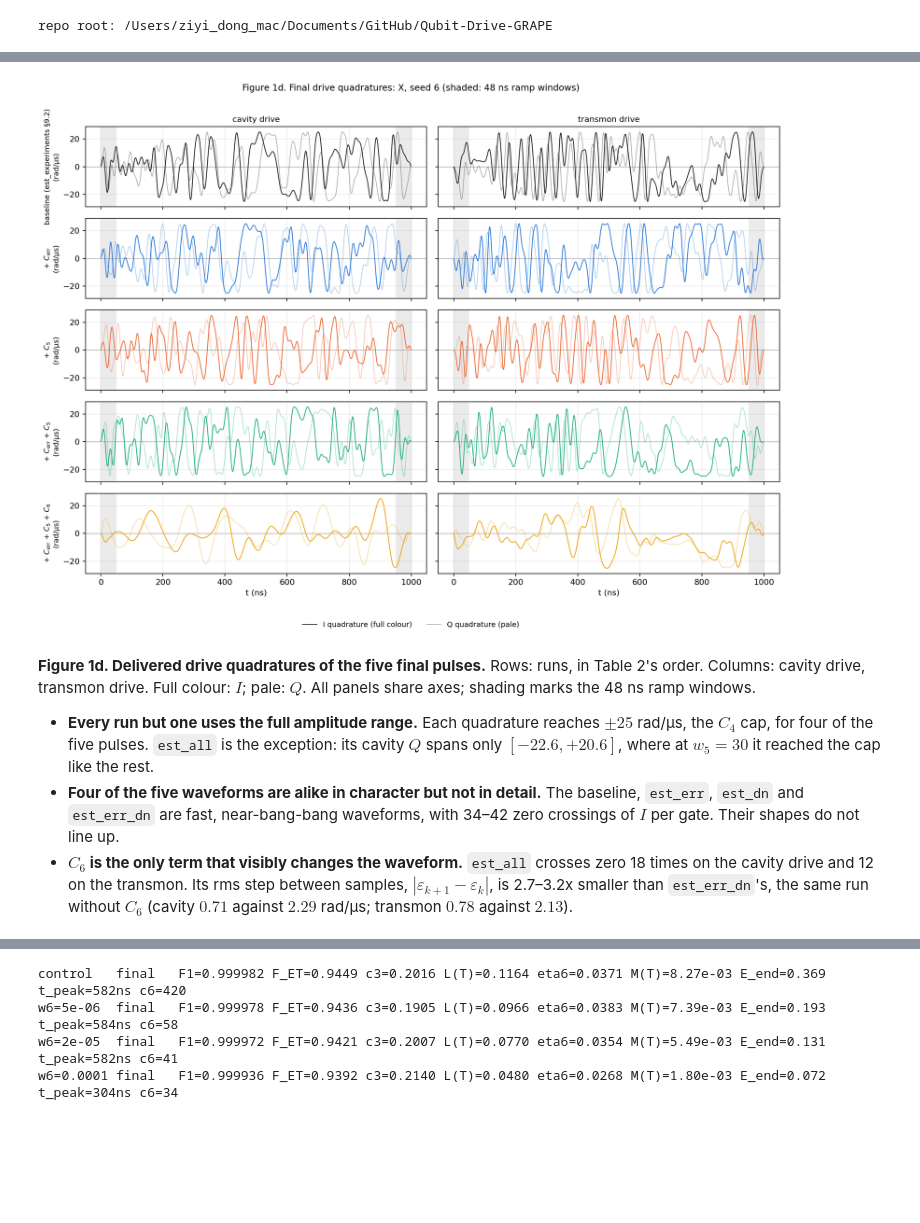
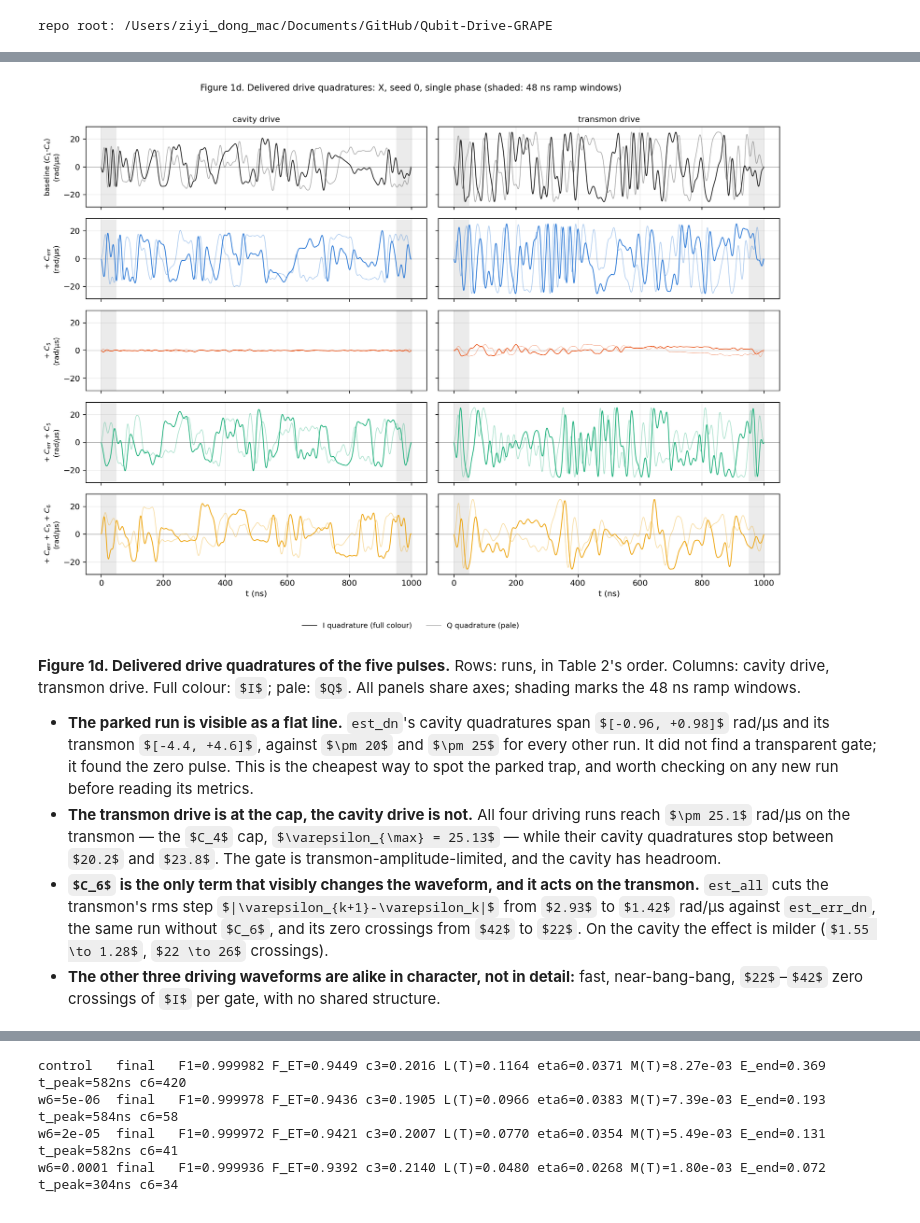
Before and after one commit to curiousCATla/Qubit-Drive-GRAPE, a Jupyter notebook: est_optimization.ipynb, the cells around one changed output, grey strips where cells are left out. Drawn from its saved outputs; the diff is of its cells as text; code cells hidden in the pictures; some formulas as TeX source; blank space fills up the shorter version.

```diff
--- a/est_optimization.ipynb
+++ b/est_optimization.ipynb
@@ -172,27 +196,30 @@ from EST import smoke_new_terms as snt
 for _mod in (kitten_code, grape_eigh, train_est_eigh, cnt, snt):
     importlib.reload(_mod)
 
-NT_RUNS = ["baseline", "est_err", "est_dn", "est_err_dn", "est_all"]
-NT_LABEL = {"baseline": "baseline (est_experiments §9.2)", "est_err": r"+ $C_{\rm err}$",
+NT_RUNS = [label for label, _ in cnt.RUNS]
+NT_LABEL = {"baseline": r"baseline ($C_1$-$C_4$)", "est_err": r"+ $C_{\rm err}$",
             "est_dn": r"+ $C_5$", "est_err_dn": r"+ $C_{\rm err}$ + $C_5$",
             "est_all": r"+ $C_{\rm err}$ + $C_5$ + $C_6$"}
 NT_COLOR = {"baseline": "#1f1f1f", "est_err": "#2a78d6", "est_dn": "#eb6834",
             "est_err_dn": "#1baf7a", "est_all": "#eda100"}
 NT_LS = {"baseline": "-", "est_err": "-", "est_dn": "--", "est_err_dn": "-.", "est_all": ":"}
-# The 500-it scan over the six est_experiments §9 seeds that reach a gate. The seed-6-only scan it
-# replaced stays frozen in tables/est_newterms_smoke_X_seed6.csv.
+# The single-phase scan: 1000 it over the six est_experiments §9 seeds, plus a freshly trained
+# single-phase control per seed. The two-stage scans it replaced stay frozen in
+# tables/est_newterms_smoke_X_6seeds.csv and tables/est_newterms_smoke_X_seed6.csv.
 NT_SCAN_CSV = snt.CSV_PATH
 NT_CHOSEN = {"err": 0.3, "dn": 3.0}      # the weights the §1.2 full runs use
 
-nt_missing = [v for v in NT_RUNS[1:]
-              if not os.path.exists(os.path.join(PULSE_DIR, f"u_X_{v}_seed6.npy"))]
+# The baseline is a trained run now, so it is checked like the rest.
+nt_missing = [stem for _, stem in cnt.RUNS
+              if not os.path.exists(os.path.join(PULSE_DIR, f"u_X_{stem}.npy"))]
 nt_have = not nt_missing
 nt_scan_have = os.path.exists(NT_SCAN_CSV)
 if not nt_have:
     print("§1.2 full runs missing; generate with:")
-    for v in NT_RUNS[1:]:
+    for v in ("est", "est_err", "est_dn", "est_err_dn", "est_all"):
         print(f"  OMP_NUM_THREADS=2 python EST/train_est_eigh.py --gate X --variant {v} "
-              "--seed 6 --maxiter 2000 --w-err 0.3 --w-dn 3 --tag seed6")
+              f"--stages 1 --seed {cnt.SEED} --maxiter {cnt.MAXITER} "
+              f"--w-err 0.3 --w-dn 3 --tag {cnt.TAG}")
     print("  python EST/compare_new_terms.py")
 if not nt_scan_have:
     print("§1.1 six-seed weight scan missing; generate with:")
@@ -271,7 +298,8 @@ if nt_scan_have:
     fig.legend(handles=handles, loc="lower center", ncol=3, frameon=False, fontsize=9,
                bbox_to_anchor=(0.5, -0.07))
     fig.suptitle("Figure 1a. Weight scan: X gate, seeds "
-                 + ", ".join(str(s) for s in snt.SEEDS) + ", 500 it/stage", fontsize=11)
+                 + ", ".join(str(s) for s in snt.SEEDS)
+                 + f", {snt.MAXITER} it, single phase", fontsize=11)
     fig.tight_layout(rect=(0, 0.04, 1, 0.96))
     fig6a_path = os.path.join(FIG_DIR, "fig6a_newterms_scan_X.png")
     fig.savefig(fig6a_path, dpi=160, bbox_inches="tight")
@@ -281,4 +309,9 @@ if nt_scan_have:
     parked = scan[(scan.term != "control") & (scan.progress <= 0.5)]
     print("parked scan cells (term, weight, seed):",
           list(parked[["term", "weight", "seed"]].itertuples(index=False, name=None)))
+    # Third tier: drove clear of the parked trap but never reached a gate. Under
+    # single-phase training this is where most cells are expected to sit.
+    n_closed = int(scan.gate_closed.astype(bool).sum())
+    print(f"cells that close the gate (F1 >= {snt.F1_MIN}): {n_closed}/{len(scan)}"
+          f"   |  control F1 range: {scan_ctrl.F1.min():.4f}-{scan_ctrl.F1.max():.4f}")
 # %% [output]
@@ -393,5 +444,5 @@ pulse, the only one that reaches Fock 12); every other row is at most $1.2\times
 # %%
-# Figure 1b: Eqs. 6-8 over the gate for the five final pulses; bottom row zooms to the end.
+# Figure 1b: Eqs. 6-8 over the gate for the five pulses; bottom row zooms to the end.
 if nt_have:
     TR_COLS = [("dqec", r"$\Delta_{\rm QEC}(t)$"), ("L", r"$L_{E_j}(t)$"),
                ("eta_avg", r"$\eta_{E_j}(t)$, six-cardinal mean")]
@@ -400,9 +451,9 @@ if nt_have:
         for r in range(2):
             ax = axes[r, c]
             for run in NT_RUNS:
-                t = ntr[f"{run}/final/t"]
+                t = ntr[f"{run}/t"]
                 base = run == "baseline"
-                ax.plot(t, ntr[f"{run}/final/{key}"], color=NT_COLOR[run], ls=NT_LS[run],
+                ax.plot(t, ntr[f"{run}/{key}"], color=NT_COLOR[run], ls=NT_LS[run],
                         lw=2.4 if base else 1.9, zorder=4 if base else 3,
                         label=NT_LABEL[run])
             T = t[-1]
@@ -415,8 +466,8 @@ if nt_have:
     handles, labels = axes[0, 0].get_legend_handles_labels()
     fig.legend(handles, labels, loc="lower center", ncol=5, frameon=False, fontsize=9,
                bbox_to_anchor=(0.5, -0.03))
-    fig.suptitle("Figure 1b. Transparency metrics over the gate: X, seed 6, final pulses",
-                 fontsize=11)
+    fig.suptitle(f"Figure 1b. Transparency metrics over the gate: X, seed {cnt.SEED}, "
+                 "single phase", fontsize=11)
     fig.tight_layout(rect=(0, 0.04, 1, 0.96))
     fig6b_path = os.path.join(FIG_DIR, "fig6b_newterms_traces_X.png")
     fig.savefig(fig6b_path, dpi=160, bbox_inches="tight")
@@ -528,7 +603,7 @@ est_experiments Figure 3 and Figure 2a show it for other pulses.
 **All five runs start from the same pre-image.** Seed 6 fixes the cold-start draw
 (`EST/train_est_eigh.py`), so only the objective differs between runs.
 # %%
-# Figure 1d: the I and Q quadratures of both drives for the five final pulses, one row per run.
+# Figure 1d: the I and Q quadratures of both drives for the five pulses, one row per run.
 # The drive magnitude is deliberately not drawn (est_experiments Figure 3 and Figure 2a show it); this is the waveform.
 if nt_have:
     NT_U = {run: np.load(os.path.join(PULSE_DIR, f"u_X_{stem}.npy")) for run, stem in cnt.RUNS}
@@ -539,51 +614,56 @@ if nt_have:
     for r, run in enumerate(NT_RUNS):
         u = NT_U[run]
         N = len(u)
         t_ns = np.arange(N) * device.DT * 1e3
         T_ns = N * device.DT * 1e3
         for c, (lo, name) in enumerate(NT_DRIVES):
             ax = axes[r, c]
             for x0, x1 in ((0.0, device.RAMP_NS), (T_ns - device.RAMP_NS, T_ns)):
                 ax.axvspan(x0, x1, color="0.92", zorder=0)
             ax.axhline(0, color="0.6", lw=0.6, zorder=1)
             ax.plot(t_ns, u[:, lo], color=NT_COLOR[run], lw=1.0, zorder=3)
             ax.plot(t_ns, u[:, lo + 1], color=NT_COLOR[run], lw=0.8, alpha=0.4, zorder=2)
             ax.set_ylim(-1.15 * device.EPS_MAX, 1.15 * device.EPS_MAX)
             ax.grid(alpha=0.25)
             if r == 0:
                 ax.set_title(f"{name} drive", fontsize=10)
             if c == 0:
                 ax.set_ylabel(NT_LABEL[run] + "\n(rad/μs)", fontsize=9)
     for ax in axes[-1]:
         ax.set_xlabel("t (ns)")
     handles = [Line2D([], [], color="0.2", lw=1.0, label="I quadrature (full colour)"),
                Line2D([], [], color="0.2", lw=0.8, alpha=0.4, label="Q quadrature (pale)")]
     fig.legend(handles=handles, loc="lower center", ncol=2, frameon=False, fontsize=9,
                bbox_to_anchor=(0.5, -0.02))
-    fig.suptitle("Figure 1d. Final drive quadratures: X, seed 6 "
-                 f"(shaded: {device.RAMP_NS:.0f} ns ramp windows)", fontsize=11)
+    fig.suptitle(f"Figure 1d. Delivered drive quadratures: X, seed {cnt.SEED}, single "
+                 f"phase (shaded: {device.RAMP_NS:.0f} ns ramp windows)", fontsize=11)
     fig.tight_layout(rect=(0, 0.03, 1, 0.97))
     fig6d_path = os.path.join(FIG_DIR, "fig6d_newterms_quadratures_X.png")
     fig.savefig(fig6d_path, dpi=160, bbox_inches="tight")
     plt.close(fig)
     show(fig6d_path, width=980)
 # %% [output]
-[figure, old version]
+[figure, new version]
 # %% [markdown]
-**Figure 1d. Delivered drive quadratures of the five final pulses.** Rows: runs, in Table 2's
-order. Columns: cavity drive, transmon drive. Full colour: $I$; pale: $Q$. All panels share axes;
+**Figure 1d. Delivered drive quadratures of the five pulses.** Rows: runs, in Table 2's order.
+Columns: cavity drive, transmon drive. Full colour: $I$; pale: $Q$. All panels share axes;
 shading marks the 48 ns ramp windows.
 
-- **Every run but one uses the full amplitude range.** Each quadrature reaches $\pm 25$ rad/μs,
-  the $C_4$ cap, for four of the five pulses. `est_all` is the exception: its cavity $Q$ spans
-  only $[-22.6, +20.6]$, where at $w_5 = 30$ it reached the cap like the rest.
-- **Four of the five waveforms are alike in character but not in detail.** The baseline,
-  `est_err`, `est_dn` and `est_err_dn` are fast, near-bang-bang waveforms, with 34–42 zero
-  crossings of $I$ per gate. Their shapes do not line up.
-- **$C_6$ is the only term that visibly changes the waveform.** `est_all` crosses zero 18 times on
-  the cavity drive and 12 on the transmon. Its rms step between samples,
-  $|\varepsilon_{k+1}-\varepsilon_k|$, is 2.7–3.2x smaller than `est_err_dn`'s, the same run
-  without $C_6$ (cavity $0.71$ against $2.29$ rad/μs; transmon $0.78$ against $2.13$).
+- **The parked run is visible as a flat line.** `est_dn`'s cavity quadratures span
+  $[-0.96, +0.98]$ rad/μs and its transmon $[-4.4, +4.6]$, against $\pm 20$ and $\pm 25$ for
+  every other run. It did not find a transparent gate; it found the zero pulse. This is the
+  cheapest way to spot the parked trap, and worth checking on any new run before reading its
+  metrics.
+- **The transmon drive is at the cap, the cavity drive is not.** All four driving runs reach
+  $\pm 25.1$ rad/μs on the transmon — the $C_4$ cap, $\varepsilon_{\max} = 25.13$ — while their
+  cavity quadratures stop between $20.2$ and $23.8$. The gate is transmon-amplitude-limited, and
+  the cavity has headroom.
+- **$C_6$ is the only term that visibly changes the waveform, and it acts on the transmon.**
+  `est_all` cuts the transmon's rms step $|\varepsilon_{k+1}-\varepsilon_k|$ from $2.93$ to
+  $1.42$ rad/μs against `est_err_dn`, the same run without $C_6$, and its zero crossings from
+  $42$ to $22$. On the cavity the effect is milder ($1.55 \to 1.28$, $22 \to 26$ crossings).
+- **The other three driving waveforms are alike in character, not in detail:** fast,
+  near-bang-bang, $22$–$42$ zero crossings of $I$ per gate, with no shared structure.
 # %% [markdown]
 <a id="1.4"></a>
 ### 1.4 Conclusion and caveats
```
Also changed, not shown: parts of 12 cells of this notebook, 31 other files.
